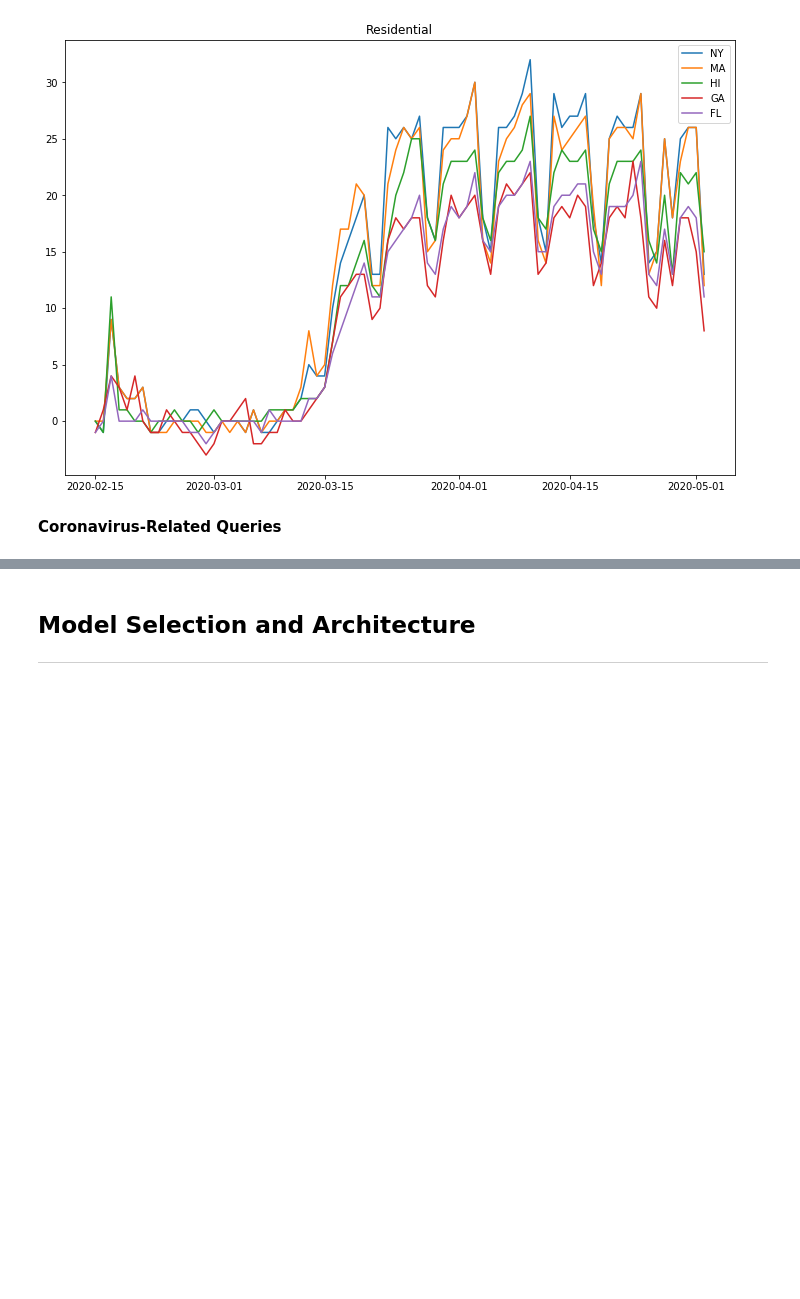
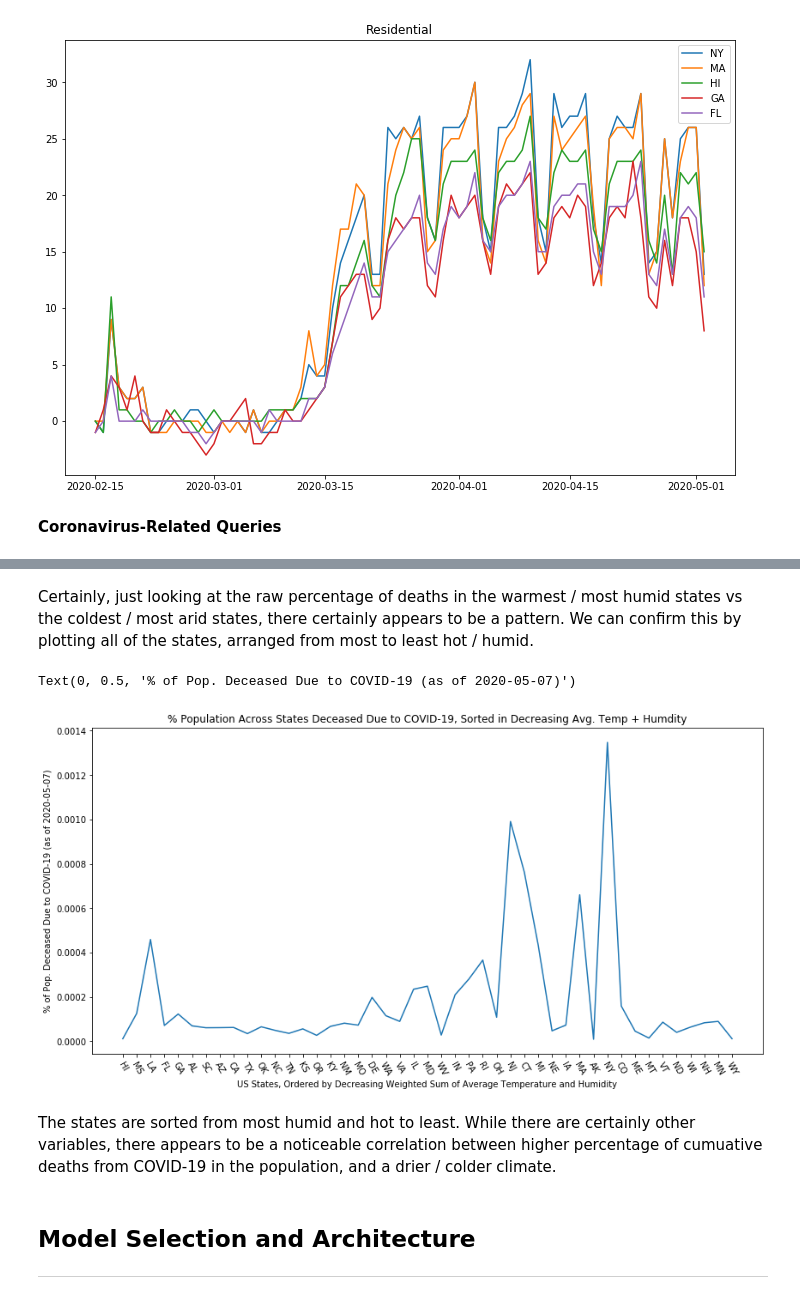
Before and after one commit to spotted-d/RNN_covid19_modeling, a Jupyter notebook: finalproject_group65.ipynb, the cells around one changed output, grey strips where cells are left out. Cells and saved outputs as stored; diff of their text form; code cells hidden in the pictures; blank space fills up the shorter version.

```diff
--- a/finalproject_group65.ipynb
+++ b/finalproject_group65.ipynb
@@ -162,0 +212,5 @@ for state in states:
+# %%
+import numpy as np
+states_population_data = pd.read_csv("data/states_2019_estimated_population.csv")
+states_population_data["population"] = states_population_data["population"].apply(lambda x: np.int64(x.replace(",", "")))
+states_population_data.head()
@@ -162,0 +245,22 @@ for state in states:
+# %%
+response_states = response["abbrev"].unique()
+
+states_by_avg_temp = weather_cases.groupby(["state"]).agg({
+    "average_temperature": "mean",
+    "average_humidity": "mean",
+    "abbrev": "first",
+    "cases": "max", # Since these figures are cumulative, just grab the largest
+    "deaths": "max",
+    "population": "max",
+})
+states_by_avg_temp["weighted_humidity_temp"] = (
+    states_by_avg_temp["average_temperature"] * .80) + (states_by_avg_temp["average_humidity"] * .20
+)
+
+states_by_avg_temp = states_by_avg_temp.sort_values(by=["weighted_humidity_temp"], ascending=False)
+states_by_avg_temp["deaths_percent"] = states_by_avg_temp["deaths"] / states_by_avg_temp["population"]
+
+response_states_avg_temp = [x for x in states_by_avg_temp["abbrev"] if x in response_states]
+
+coldest_states = response_states_avg_temp[0:5]
+hottest_states = response_states_avg_temp[-6:-1]
@@ -163,3 +292,22 @@ for state in states:
+# %% [markdown]
+Certainly, just looking at the raw percentage of deaths in the warmest / most humid states vs the coldest / most arid states, there certainly appears to be a pattern. We can confirm this by plotting all of the states, arranged from most to least hot / humid.
+# %%
+percent_pop_deaths_from_covid = states_by_avg_temp["deaths_percent"]
+max_date = weather_cases["date"].max().date()
+
+plt.figure(figsize=(14, 7))
+plt.xticks(rotation=-60)
+plt.plot(states_by_avg_temp["abbrev"], percent_pop_deaths_from_covid)
+
+trendline = np.polyfit(range(len(states_by_avg_temp)), percent_deaths_from_covid, 50)
+plt.title("% Population Across States Deceased Due to COVID-19, Sorted in Decreasing Avg. Temp + Humdity")
+plt.xlabel("US States, Ordered by Decreasing Weighted Sum of Average Temperature and Humidity")
+plt.ylabel(f"% of Pop. Deceased Due to COVID-19 (as of {max_date})")
+# %% [output]
+Text(0, 0.5, '% of Pop. Deceased Due to COVID-19 (as of 2020-05-07)')
+[figure, added]
+# %% [markdown]
+The states are sorted from most humid and hot to least. While there are certainly other variables, there appears to be a noticeable correlation between higher percentage of cumuative deaths from COVID-19 in the population, and a drier / colder climate.
 # %% [markdown]
 <a id='model_selection'></a>
 ## Model Selection and Architecture
```
Also changed, not shown: parts of 12 cells of this notebook.
